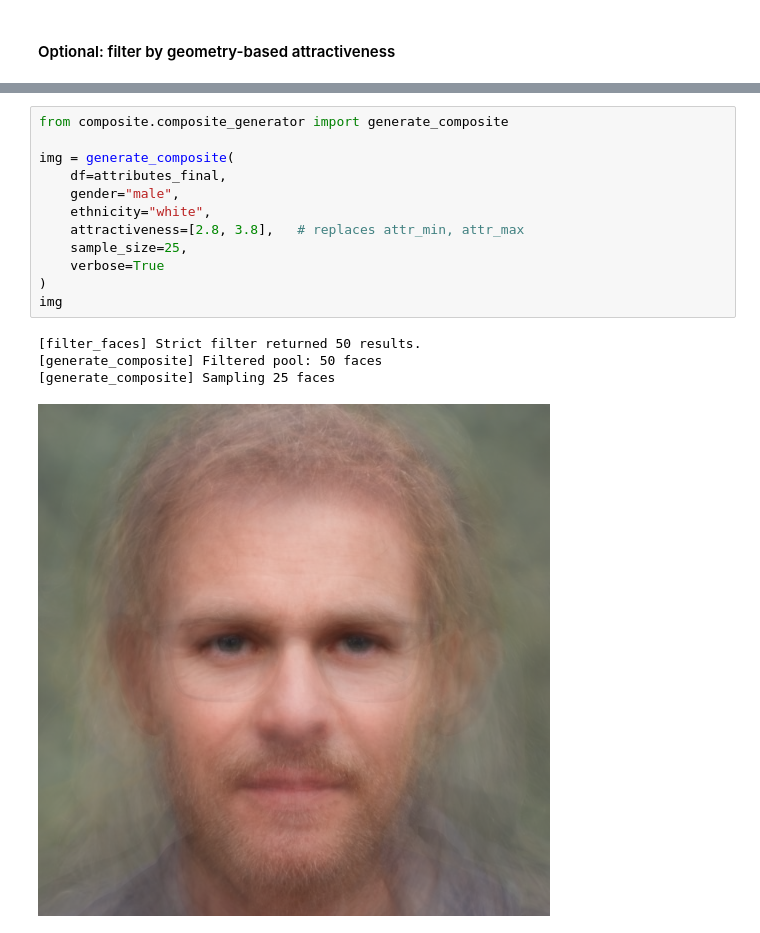
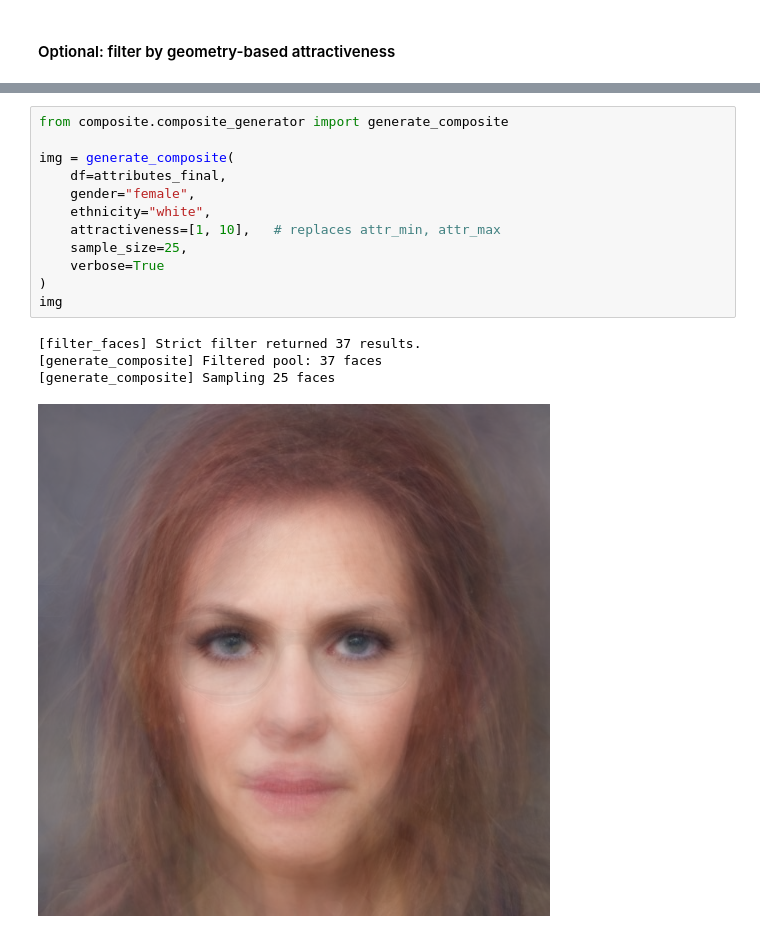
Before and after one commit to jayklarin/FaceStats, a Jupyter notebook: notebooks/06_composites.ipynb, the cells around one changed output, grey strips where cells are left out. Saved outputs shown, nothing was run; the diff lists cells and outputs as text.

Commit message:
Fixed filter problem with composites

```diff
--- a/notebooks/06_composites.ipynb
+++ b/notebooks/06_composites.ipynb
@@ -70,20 +71,20 @@ else:
 # %%
 from composite.composite_generator import generate_composite
 
 img = generate_composite(
     df=attributes_final,
-    gender="male",
+    gender="female",
     ethnicity="white",
-    attractiveness=[2.8, 3.8],   # replaces attr_min, attr_max
+    attractiveness=[1, 10],   # replaces attr_min, attr_max
     sample_size=25,
     verbose=True
 )
 img
 # %% [output]
-[filter_faces] Strict filter returned 50 results.
-[generate_composite] Filtered pool: 50 faces
+[filter_faces] Strict filter returned 37 results.
+[generate_composite] Filtered pool: 37 faces
 [generate_composite] Sampling 25 faces
-[figure, old version]
+[figure, new version]
 # %%
 import pandas as pd
 
```
Also changed, not shown: parts of 4 cells of this notebook, 14 other files.
